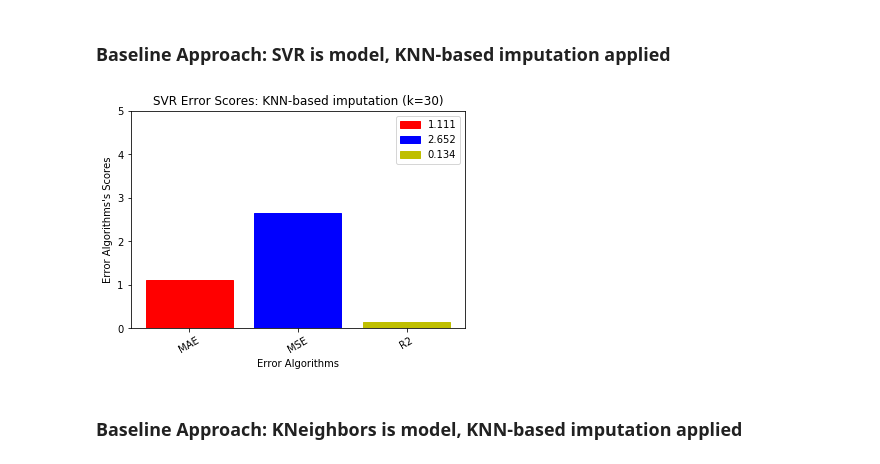
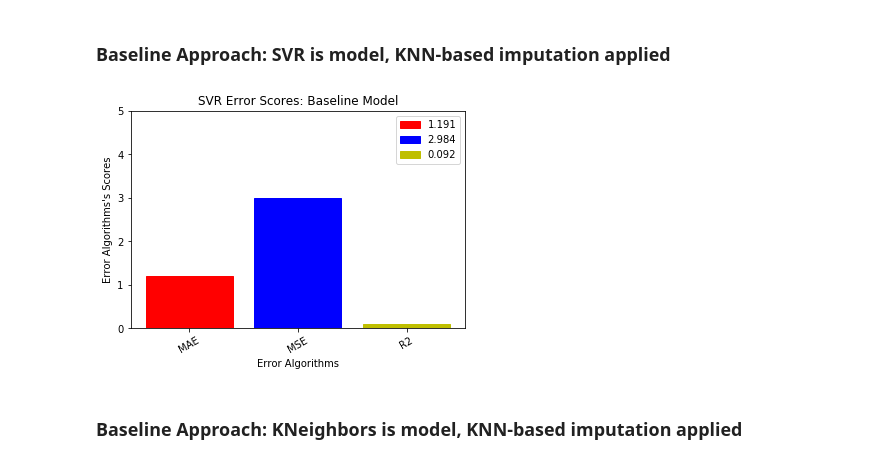
Before and after one commit to ali0jn/Algology, a Jupyter notebook: Data Analysis.ipynb, the cells around one changed output. Drawn from its saved outputs; the diff is of its cells as text; code cells hidden in the pictures.

```diff
--- a/Data Analysis.ipynb
+++ b/Data Analysis.ipynb
@@ -83,14 +65,8 @@ plotErrorScores(mae, mse, r2, 'BayesianRidge, error scores (baseline app, knn im
 # %% [markdown]
 ### Baseline Approach: SVR is model, KNN-based imputation applied
-# %%
-pipe_svr_knn = make_pipeline(StandardScaler(), SVR())
-pipe_svr_knn.fit(X_train, y_train)
-y_pred = pipe_svr_knn.predict(X_test)
-mae = round(mean_absolute_error(y_test, y_pred),3)
-mse = round(mean_squared_error(y_test, y_pred),3)
-r2 = round(r2_score(y_test, y_pred),3)
-plotErrorScores(mae, mse, r2, 'SVR, error scores (baseline app, knn imputation)', 'SVR Error Scores: KNN-based imputation (k=30)')
-# %% [output]
-[figure, removed]
+# %%
+plot_baseline(SVR(), 'SVR, error scores (baseline model)', 'SVR Error Scores: Baseline Model')
+# %% [output]
+[figure, added]
 # %% [markdown]
 ### Baseline Approach: KNeighbors is model, KNN-based imputation applied
```
Also changed, not shown: parts of 34 cells of this notebook, 30 other files.
